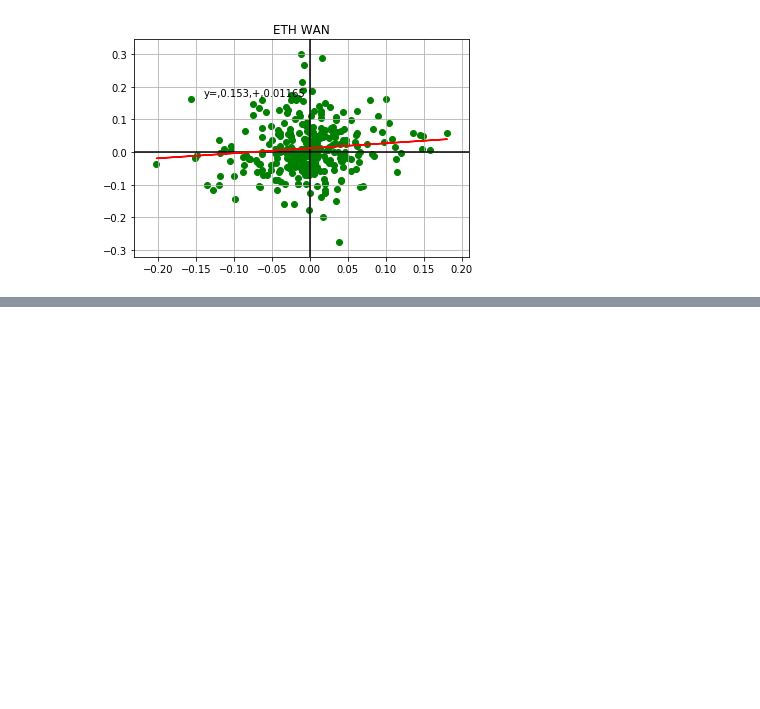
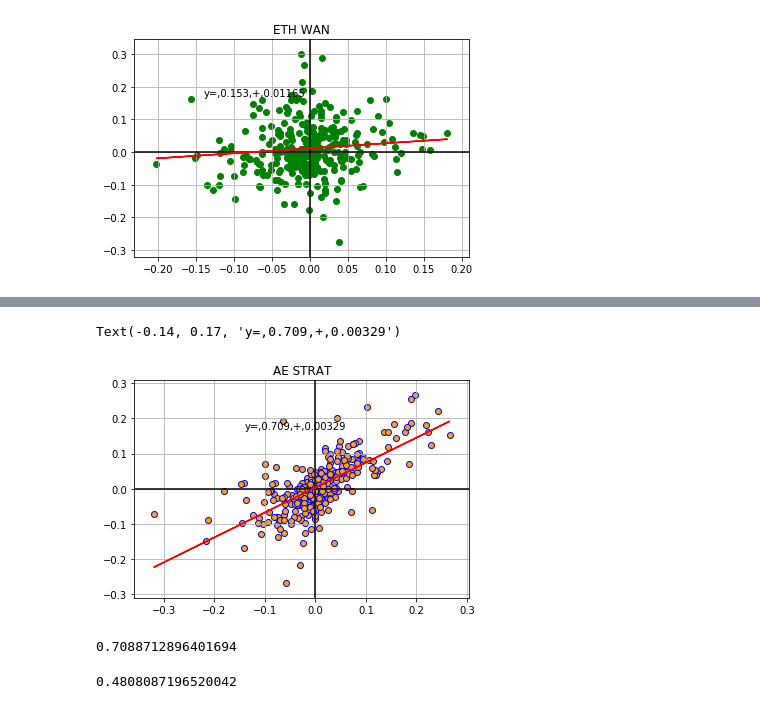
Before and after one commit to kevzha/CryptoAnalysis, a Jupyter notebook: Heatmaps_Graphing.ipynb, the cells around one changed output, grey strips where cells are left out. Drawn from its saved outputs; the diff is of its cells as text; code cells hidden in the pictures; blank space fills up the shorter version.

```diff
--- a/Heatmaps_Graphing.ipynb
+++ b/Heatmaps_Graphing.ipynb
@@ -241,0 +269,40 @@ Text(-0.14, 0.17, 'y=,0.153,+,0.01165')
+# %%
+from scipy import stats
+#linear regression line calculation
+x = np.array(pct_change['AE Pct Change'])
+y = np.array(pct_change['STRAT Pct Change'])
+m, b = np.polyfit(x, y, 1)
+slope, intercept, r_value, p_value, std_err = stats.linregress(x,y)
+
+r_squared = r_value**2
+
+
+#plot percent changes of two coins with origin axis and major/minor grid
+fig, ax = plt.subplots()
+ax.grid(True, which='both')
+ax.axhline(y=0, color='k')
+ax.axvline(x=0, color='k')
+
+#ploting percent changes of two coins against each other
+plt.scatter(pct_change['AE Pct Change'], pct_change['STRAT Pct Change'],edgecolors='blue', color = 'orange')
+#plotting linear regression line from the scatter plot
+plt.plot(x, x*m + b, 'red')
+#title
+plt.title('AE STRAT')
+
+#regression line equation
+ax.annotate(f"y=,{round(m,3)},+,{round(b,5)}, ", xy=(0, 0), xytext=(-0.14, .17))
+
+#exporting plot
+# plt.savefig('AE_STRAT_scatter_regression.png', bbox_inches = 'tight', dpi = 400)
+# %% [output]
+Text(-0.14, 0.17, 'y=,0.709,+,0.00329')
+[figure, added]
+# %%
+slope
+# %% [output]
+0.7088712896401694
+# %%
+r_value**2
+# %% [output]
+0.4808087196520042
```
Also changed, not shown: parts of 1 cell of this notebook, 5 other files.
